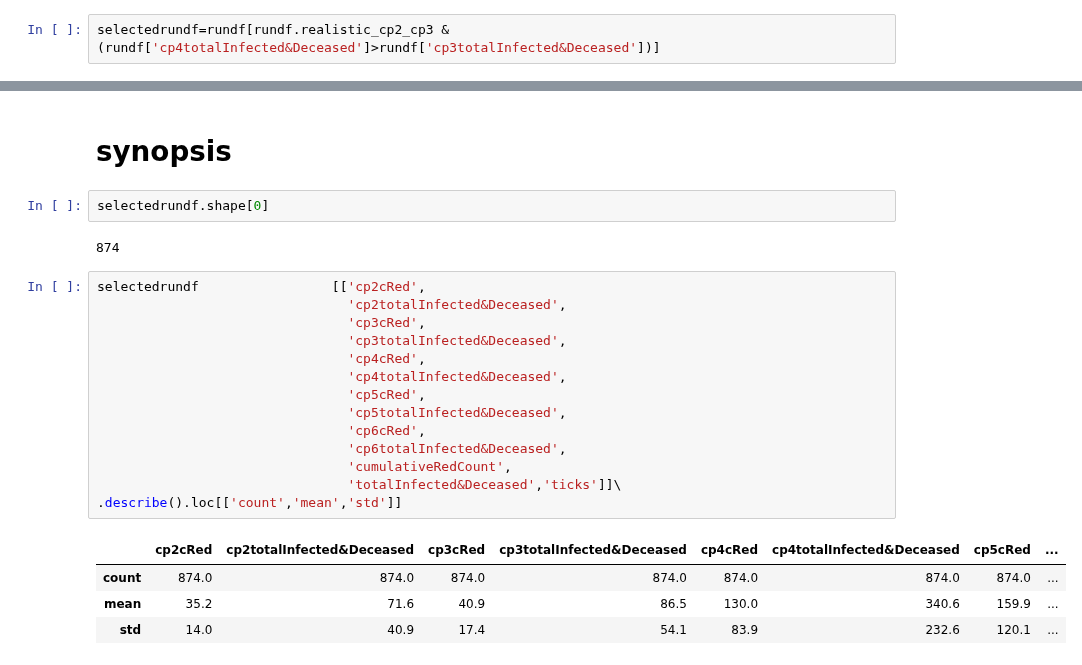
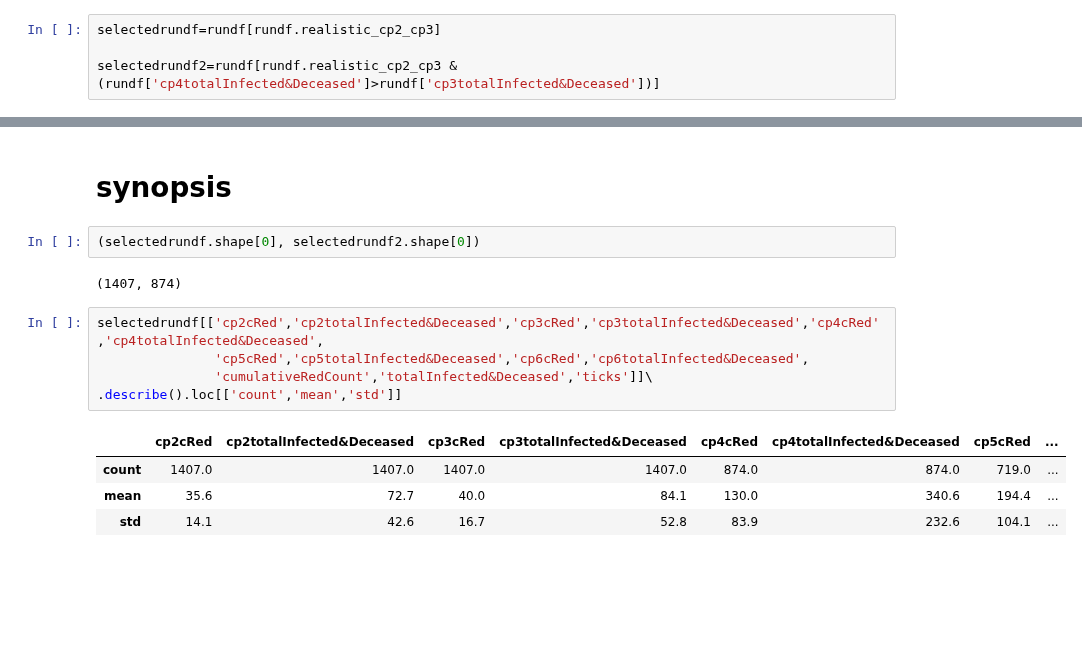
Before and after one commit to terna/readSIsaR_BatchResults, a Jupyter notebook: selectResults10kStableSeedsCPoints_basicControlB_schoolOpenSeptOctMarControlChangingWorldNewStart_plusHMlog.ipynb, the cells around one changed output, grey strips where cells are left out. Saved outputs shown, nothing was run; the diff lists cells and outputs as text; blank space fills up the shorter version.

```diff
--- a/selectResults10kStableSeedsCPoints_basicControlB_schoolOpenSeptOctMarControlChangingWorldNewStart_plusHMlog.ipynb
+++ b/selectResults10kStableSeedsCPoints_basicControlB_schoolOpenSeptOctMarControlChangingWorldNewStart_plusHMlog.ipynb
@@ -252,7 +252,9 @@ rundf[rundf.realistic_cp2_cp3][['cp4cRed',
 | count | 874.0 | 874.0 | 1407.0 |
 | mean | 130.0 | 340.6 | 409.6 |
 # %%
-selectedrundf=rundf[rundf.realistic_cp2_cp3 & (rundf['cp4totalInfected&Deceased']>rundf['cp3totalInfected&Deceased'])]
+selectedrundf=rundf[rundf.realistic_cp2_cp3]
+
+selectedrundf2=rundf[rundf.realistic_cp2_cp3 & (rundf['cp4totalInfected&Deceased']>rundf['cp3totalInfected&Deceased'])]
 # %%
 selectedrundf                 [['cp4cRed',
                                 'cp4totalInfected&Deceased','ticks']]\
@@ -354,26 +356,17 @@ cp6=[6,453,"cp6cRed","cp6totalInfected&Deceased"]
 #### --------------------------------------------------
 # %% [markdown]
 # synopsis
-# %%
-selectedrundf.shape[0]
-# %% [output]
-874
+# %%
+(selectedrundf.shape[0], selectedrundf2.shape[0])
+# %% [output]
+(1407, 874)
 # %%
-selectedrundf                 [['cp2cRed',
-                                'cp2totalInfected&Deceased',
-                                'cp3cRed',
-                                'cp3totalInfected&Deceased',
-                                'cp4cRed',
-                                'cp4totalInfected&Deceased',
-                                'cp5cRed',
-                                'cp5totalInfected&Deceased',
-                                'cp6cRed',
-                                'cp6totalInfected&Deceased',
-                                'cumulativeRedCount',
-                                'totalInfected&Deceased','ticks']]\
+selectedrundf[['cp2cRed','cp2totalInfected&Deceased','cp3cRed','cp3totalInfected&Deceased','cp4cRed','cp4totalInfected&Deceased',
+               'cp5cRed','cp5totalInfected&Deceased','cp6cRed','cp6totalInfected&Deceased',
+               'cumulativeRedCount','totalInfected&Deceased','ticks']]\
 .describe().loc[['count','mean','std']]
 # %% [output]
 |  | cp2cRed | cp2totalInfected&Deceased | cp3cRed | cp3totalInfected&Deceased | cp4cRed | cp4totalInfected&Deceased | cp5cRed | ... |
-| count | 874.0 | 874.0 | 874.0 | 874.0 | 874.0 | 874.0 | 874.0 | ... |
-| mean | 35.2 | 71.6 | 40.9 | 86.5 | 130.0 | 340.6 | 159.9 | ... |
-| std | 14.0 | 40.9 | 17.4 | 54.1 | 83.9 | 232.6 | 120.1 | ... |
+| count | 1407.0 | 1407.0 | 1407.0 | 1407.0 | 874.0 | 874.0 | 719.0 | ... |
+| mean | 35.6 | 72.7 | 40.0 | 84.1 | 130.0 | 340.6 | 194.4 | ... |
+| std | 14.1 | 42.6 | 16.7 | 52.8 | 83.9 | 232.6 | 104.1 | ... |
```
Also changed, not shown: parts of 5 cells of this notebook, 9 other files.
